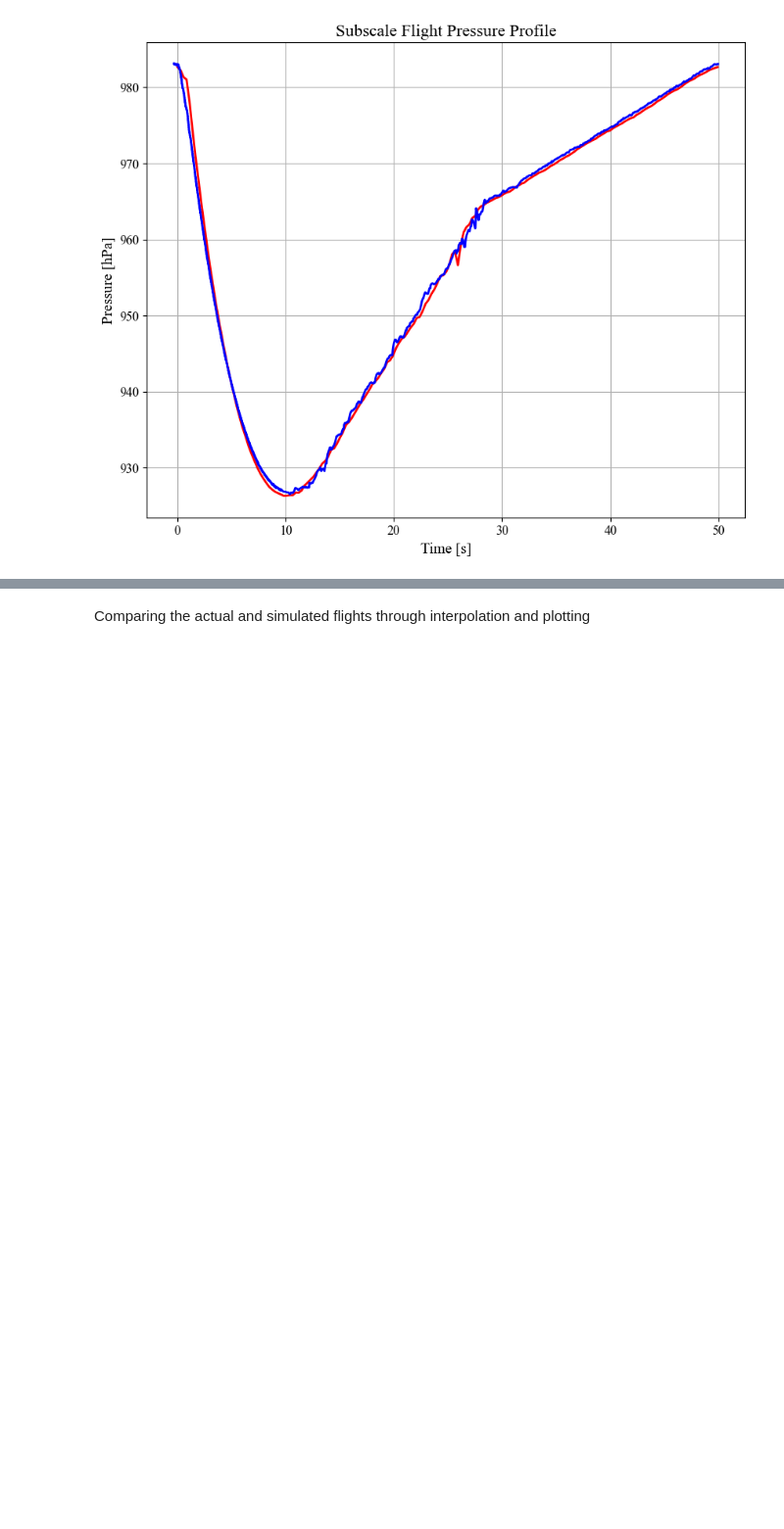
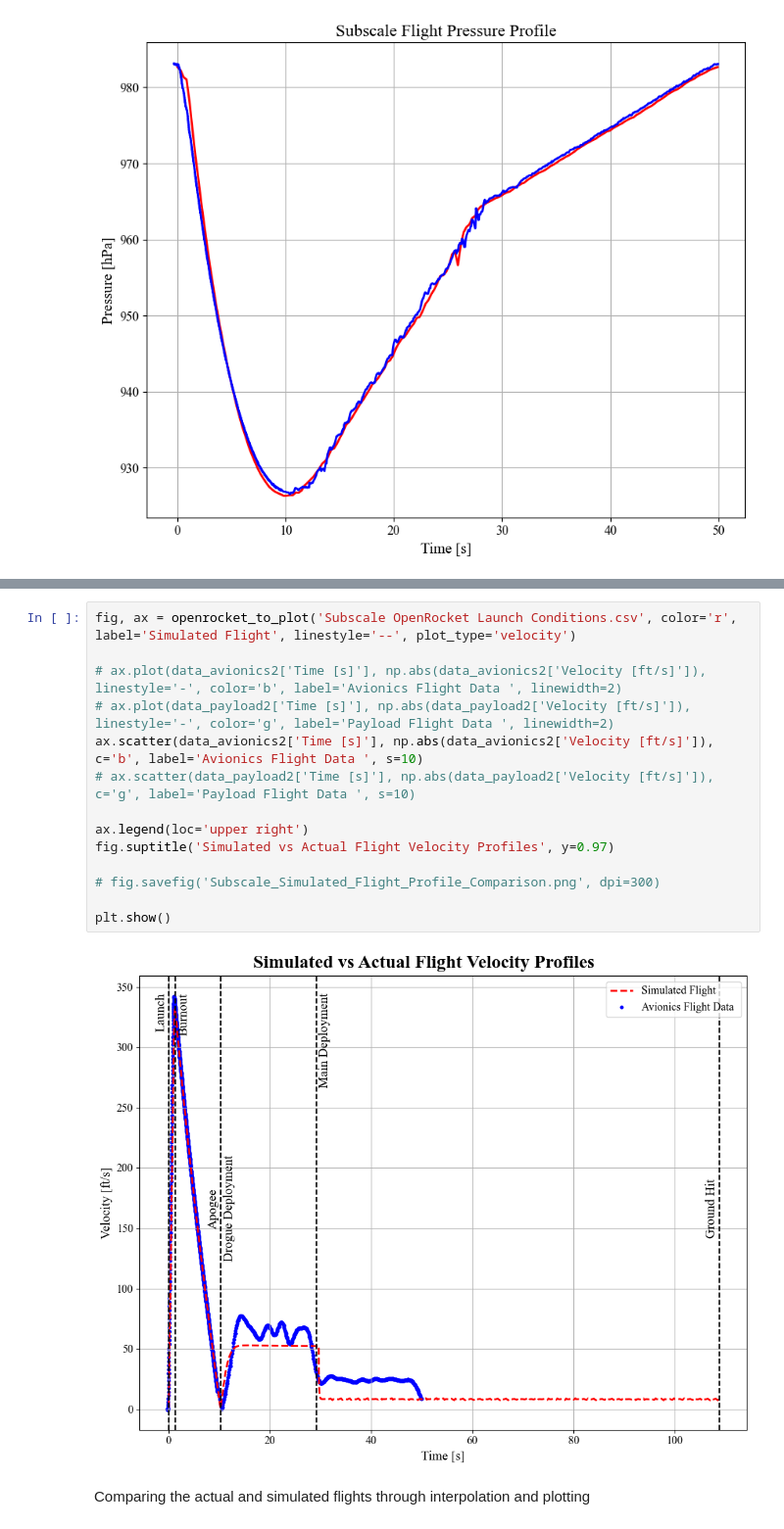
Before and after one commit to saividyud/NASA_25-26_Rocket_Simulations, a Jupyter notebook: Subscale Flight Analysis/analyzer.ipynb, the cells around one changed output, grey strips where cells are left out. Shown at 98% size. Saved outputs shown, nothing was run; the diff lists cells and outputs as text; blank space fills up the shorter version.

```diff
--- a/Subscale Flight Analysis/analyzer.ipynb
+++ b/Subscale Flight Analysis/analyzer.ipynb
@@ -372,3 +408,19 @@ plt.show()
+# %%
+fig, ax = openrocket_to_plot('Subscale OpenRocket Launch Conditions.csv', color='r', label='Simulated Flight', linestyle='--', plot_type='velocity')
+
+# ax.plot(data_avionics2['Time [s]'], np.abs(data_avionics2['Velocity [ft/s]']), linestyle='-', color='b', label='Avionics Flight Data ', linewidth=2)
+# ax.plot(data_payload2['Time [s]'], np.abs(data_payload2['Velocity [ft/s]']), linestyle='-', color='g', label='Payload Flight Data ', linewidth=2)
+ax.scatter(data_avionics2['Time [s]'], np.abs(data_avionics2['Velocity [ft/s]']), c='b', label='Avionics Flight Data ', s=10)
+# ax.scatter(data_payload2['Time [s]'], np.abs(data_payload2['Velocity [ft/s]']), c='g', label='Payload Flight Data ', s=10)
+
+ax.legend(loc='upper right')
+fig.suptitle('Simulated vs Actual Flight Velocity Profiles', y=0.97)
+
+# fig.savefig('Subscale_Simulated_Flight_Profile_Comparison.png', dpi=300)
+
+plt.show()
+# %% [output]
+[figure, added]
 # %% [markdown]
 Comparing the actual and simulated flights through interpolation and plotting
 # %%
```
Also changed, not shown: parts of 17 cells of this notebook, 6 other files.
